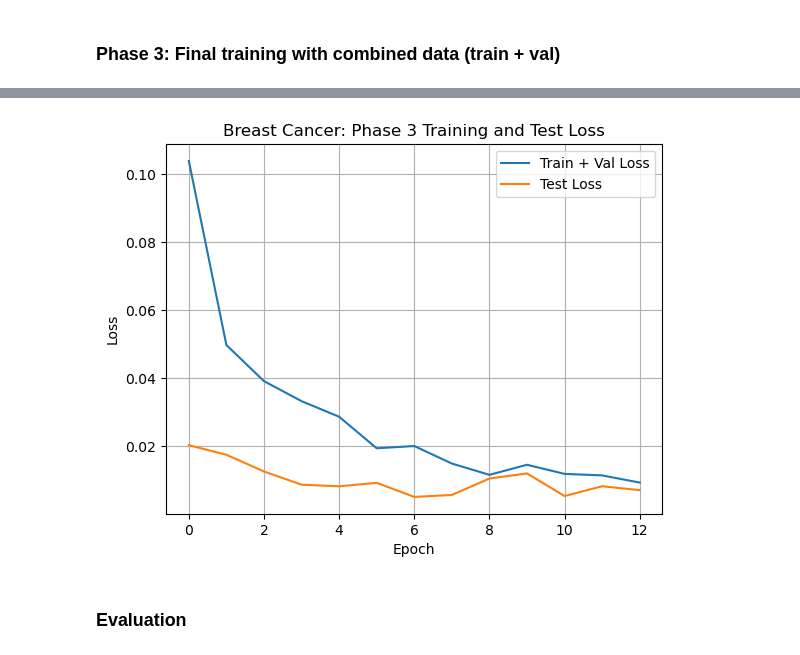
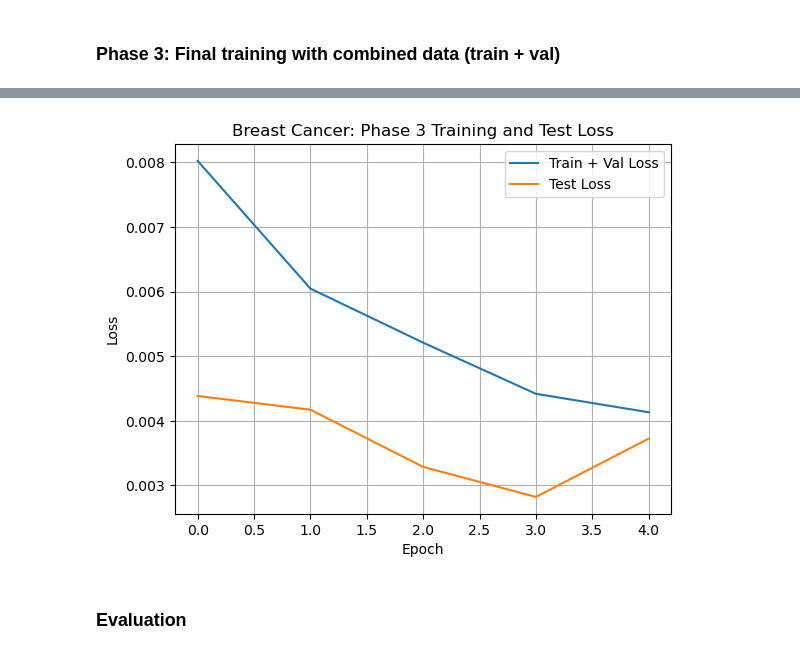
Before and after one commit to YiYuan0918/CE6146_Introduction_to_Deep_Learning_Final-Project_with_Multi_Cancer_Dataset, a Jupyter notebook: Breast/Breast_EfficientNet.ipynb, the cells around one changed output, grey strips where cells are left out. Drawn from its saved outputs; the diff is of its cells as text; code cells hidden in the pictures.

Commit message:
Fix line chart in phase 3

```diff
--- a/Breast/Breast_EfficientNet.ipynb
+++ b/Breast/Breast_EfficientNet.ipynb
@@ -27,9 +27,9 @@ STD = torch.tensor([0.1166, 0.1529, 0.0968])
 # Training
 BATCH_SIZE = 32
 
-TRAIN_PHASE1 = True
-TRAIN_PHASE2 = True
-TRAIN_PHASE3 = True
+TRAIN_PHASE1 = False
+TRAIN_PHASE2 = False
+TRAIN_PHASE3 = False
 
 PHASE1_EPOCHS = 10
 PHASE2_EPOCHS = 20
@@ -542,11 +512,15 @@ if TRAIN_PHASE3:
         combined_losses.append(combined_loss)
         test_losses.append(test_loss)
         test_accs.append(test_acc)
+
+        if test_acc > best_test_acc:
+            best_test_acc = test_acc
+
         print(f"[Phase3 Epoch {epoch+1}/{PHASE3_EPOCHS}] "
               f"Train Loss: {combined_loss:.4f}, Acc: {combined_acc:.4f} | "
               f"Test Loss: {test_loss:.4f}, Acc: {test_acc:.4f}")
 
     save_checkpoint(model, optimizer, epoch + 1, best_test_acc, combined_losses, test_losses, checkpoint_path)
 else:
-    model, optimizer, start_epoch, best_val_acc, train_losses, val_losses = load_checkpoint(model, optimizer, checkpoint_path, device)
+    model, optimizer, start_epoch, best_test_acc, combined_losses, test_losses = load_checkpoint(model, optimizer, checkpoint_path, device)
 # %% [output]
@@ -559,14 +528,14 @@ else:
 # %%
-plt.plot(train_losses, label='Train + Val Loss')
-plt.plot(val_losses, label='Test Loss')
+plt.plot(combined_losses, label='Train + Val Loss')
+plt.plot(test_losses, label='Test Loss')
 plt.xlabel('Epoch')
 plt.ylabel('Loss')
 plt.title(CANCER_TYPE + ': Phase 3 Training and Test Loss')
 plt.legend()
 plt.grid(True)
 plt.show()
 # %% [output]
-[figure, old version]
+[figure, new version]
 # %% [markdown]
 ### Evaluation
 # %%
```
Also changed, not shown: parts of 6 cells of this notebook, 3 other files.
